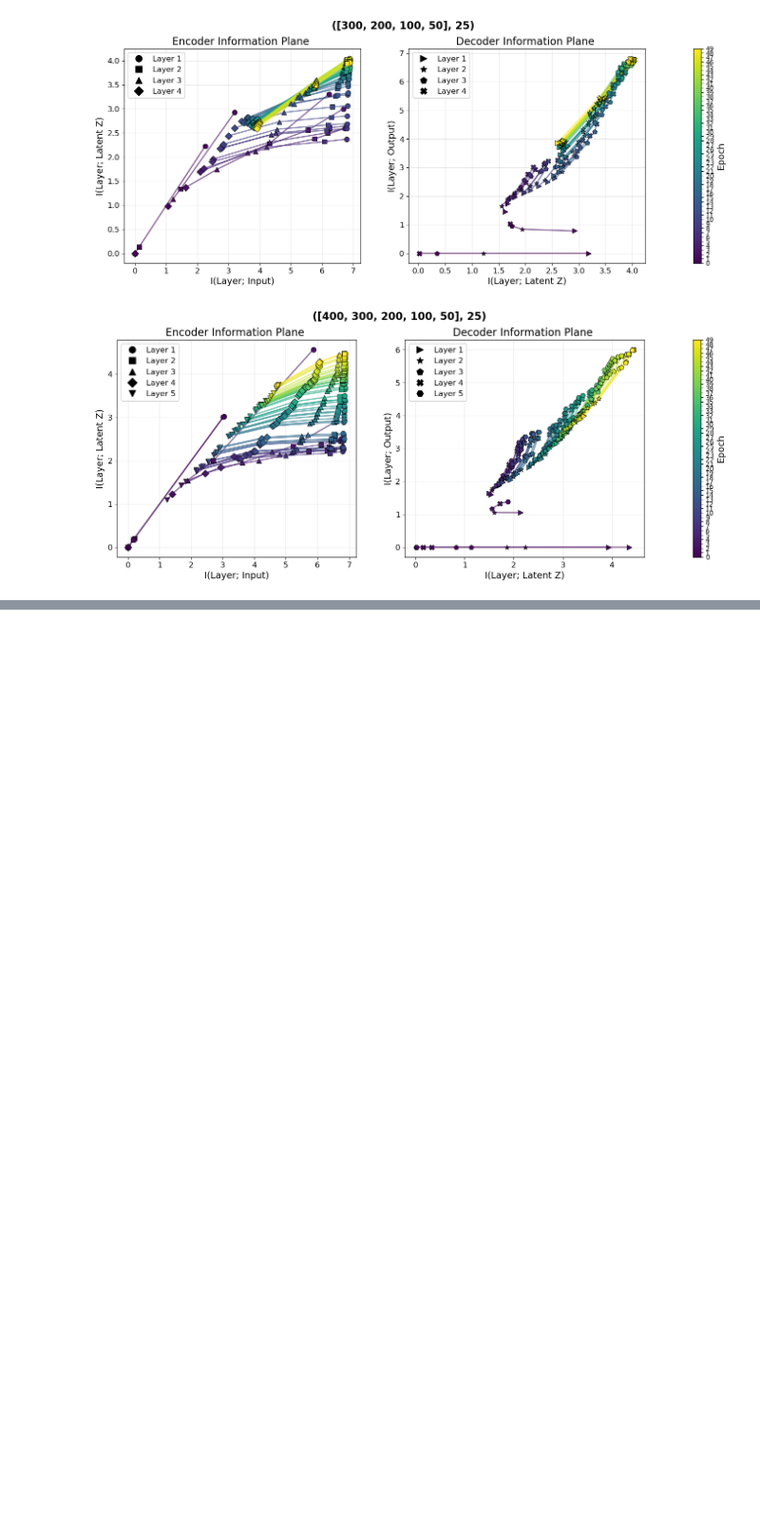
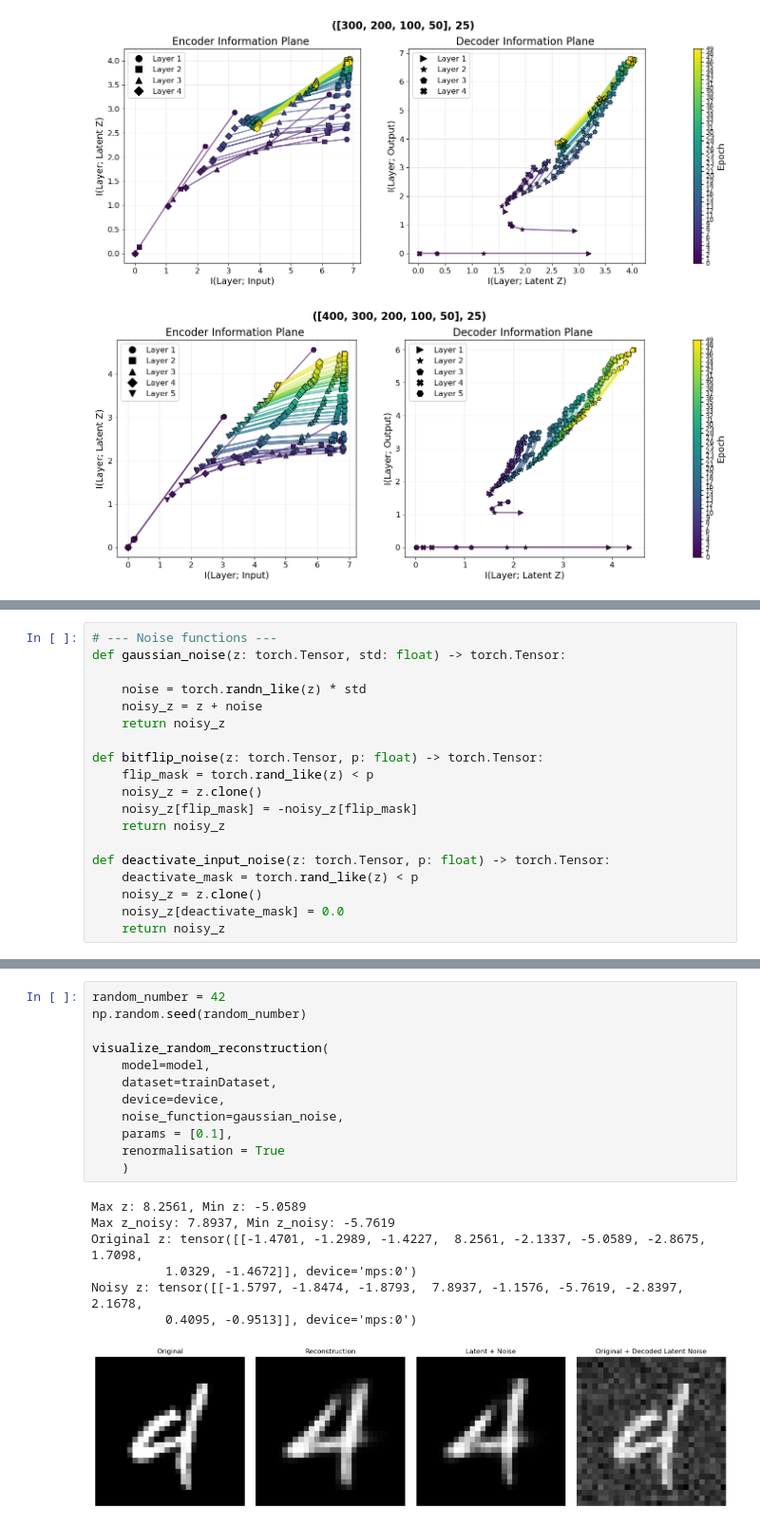
Before and after one commit to FrancescoLR02/InformationTheoryProject, a Jupyter notebook: main.ipynb, the cells around one changed output, grey strips where cells are left out. Shown at 95% size. Drawn from its saved outputs; the diff is of its cells as text; blank space fills up the shorter version.

```diff
--- a/main.ipynb
+++ b/main.ipynb
@@ -826,0 +879,19 @@ for combination, mi_history in mi_histories.items():
+# %%
+# --- Noise functions ---
+def gaussian_noise(z: torch.Tensor, std: float) -> torch.Tensor:
+
+    noise = torch.randn_like(z) * std
+    noisy_z = z + noise
+    return noisy_z
+
+def bitflip_noise(z: torch.Tensor, p: float) -> torch.Tensor:
+    flip_mask = torch.rand_like(z) < p
+    noisy_z = z.clone()
+    noisy_z[flip_mask] = -noisy_z[flip_mask]
+    return noisy_z
+
+def deactivate_input_noise(z: torch.Tensor, p: float) -> torch.Tensor:
+    deactivate_mask = torch.rand_like(z) < p
+    noisy_z = z.clone()
+    noisy_z[deactivate_mask] = 0.0
+    return noisy_z
@@ -826,0 +995,20 @@ for combination, mi_history in mi_histories.items():
+# %%
+random_number = 42
+np.random.seed(random_number)
+
+visualize_random_reconstruction(
+    model=model,
+    dataset=trainDataset,
+    device=device,
+    noise_function=gaussian_noise,
+    params = [0.1],
+    renormalisation = True
+    )
+# %% [output]
+Max z: 8.2561, Min z: -5.0589
+Max z_noisy: 7.8937, Min z_noisy: -5.7619
+Original z: tensor([[-1.4701, -1.2989, -1.4227,  8.2561, -2.1337, -5.0589, -2.8675,  1.7098,
+          1.0329, -1.4672]], device='mps:0')
+Noisy z: tensor([[-1.5797, -1.8474, -1.8793,  7.8937, -1.1576, -5.7619, -2.8397,  2.1678,
+          0.4095, -0.9513]], device='mps:0')
+[figure, added]
```
Also changed, not shown: parts of 10 cells of this notebook.
